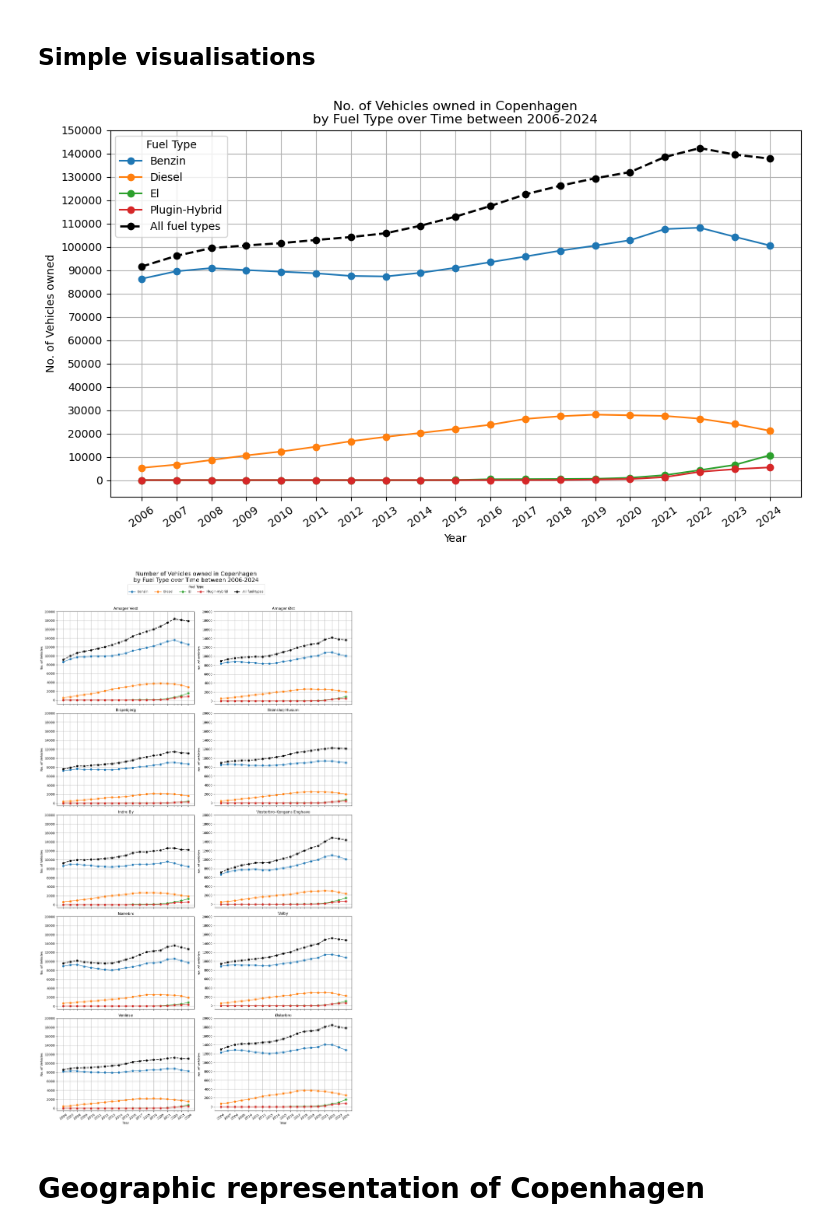
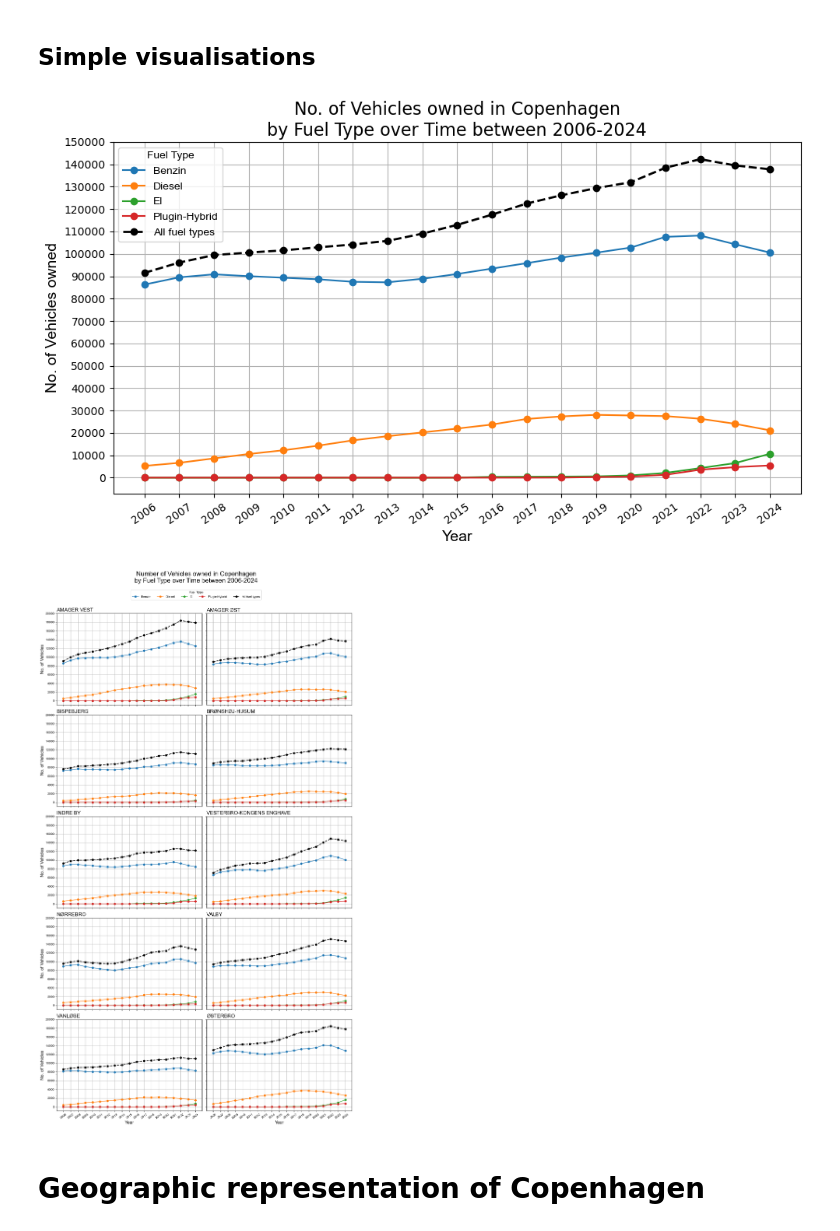
Before and after one commit to AleksandarLukic96/02806_Social_Data, a Jupyter notebook: Project/Data_overview_Alek.ipynb, the cells around one changed output. Drawn from its saved outputs; the diff is of its cells as text; code cells hidden in the pictures.

Commit message:
Minor adjustments to the plots to make them look a bit nicer.

```diff
--- a/Project/Data_overview_Alek.ipynb
+++ b/Project/Data_overview_Alek.ipynb
@@ -213,52 +213,55 @@ No cols:  6
 No rows:  5092
 # %% [markdown]
 ## Simple visualisations
+# %%
+font_defined = "Arial"
 # %%
-# Group and pivot as before
+# Group by year and fuel type, then summarize by noofvehicles, then fiannly pivot to correst format
 df_grouped = df_clean.groupby(["Year", "FuelType"])["NoOfVehicles"].sum().reset_index()
 df_pivot = df_grouped.pivot(index="Year", columns="FuelType", values="NoOfVehicles")
 
-# Plot
+# Plot pivotted dataframe as lines
 ax = df_pivot.plot(kind="line", marker='o', figsize=(10, 6))
 
-# ----- Calculate and add trend line -----
+# Compute the total no. of vehicles per year for all fuel types combined
 df_total = df_pivot.sum(axis=1).reset_index()
 df_total.columns = ["Year", "TotalVehicles"]
 ax.plot(df_total["Year"], df_total["TotalVehicles"], color='black', marker='o', label='All fuel types', linestyle='--', linewidth=2)
-# --------------------------------------
 
 # Force all years to show on the x-axis
 ax.set_xticks(df_pivot.index)  # these are your actual year values
 ax.set_xticklabels(df_pivot.index, rotation=35)  # rotate for readability
 
 # Calculate range intervals for yticks
 interval = 10_000
 max_val = df_total.max().max()
 top_val = int(math.ceil(max_val / interval)) * interval
 ax.set_yticks(list(range(0, top_val+interval, interval)))
 
-# Labels and title
-plt.title(f"No. of Vehicles owned in Copenhagen\nby Fuel Type over Time between {start_y}-{end_y}")
-plt.xlabel("Year")
-plt.ylabel("No. of Vehicles owned")
-plt.legend(title="Fuel Type")
+# Set title, labels, legeng and grid
+plt.rcParams['font.family'] = font_defined
+plt.title(f"No. of Vehicles owned in Copenhagen\nby Fuel Type over Time between {start_y}-{end_y}", fontsize=16)
+plt.xlabel("Year", fontdict={'family':font_defined,'color':'black','size':14})
+plt.ylabel("No. of Vehicles owned", fontdict={'family':font_defined,'color':'black','size':14})
+handles, labels = ax.get_legend_handles_labels()
+ax.legend(handles=handles, labels=labels, title="Fuel Type")
 plt.grid(visible=True)
+
 plt.tight_layout()
 plt.show()
 # %% [output]
-[figure, old version]
+[figure, new version]
 # %%
-import matplotlib.pyplot as plt
-import math
-
 # Get unique CityDistricts
 districts = df_clean["CityDistrict"].dropna().unique()
+
+# Compute dimensions for subplots
 n = len(districts)
 ncols = 2
 nrows = math.ceil(n / ncols)
 
 # Create the subplots
-fig, axes = plt.subplots(nrows=nrows, ncols=ncols, figsize=(14, nrows * 5), sharex=True)
+fig, axes = plt.subplots(nrows=nrows, ncols=ncols, figsize=(14, nrows * 5), sharex=True, sharey=True)
 
 # Flatten the axes array for easy indexing
 axes = axes.flatten()
@@ -267,7 +270,7 @@ axes = axes.flatten()
 for i, district in enumerate(districts):
     ax = axes[i]
 
-    # Filter and group data
+    # Group by year and fuel type, then summarize by noofvehicles, then fiannly pivot to correst format
     df_district = df_clean[df_clean["CityDistrict"] == district]
     df_grouped = df_district.groupby(["Year", "FuelType"])["NoOfVehicles"].sum().reset_index()
     df_pivot = df_grouped.pivot(index="Year", columns="FuelType", values="NoOfVehicles")
@@ -279,11 +282,10 @@ for i, district in enumerate(districts):
     # Plot data
     df_pivot.plot(ax=ax, marker='o', legend=False)  # legend off here, we'll do one globally
 
-    # ----- Calculate and add trend line -----
+    # Compute the total no. of vehicles per year for all fuel types combined
     df_total = df_pivot.sum(axis=1).reset_index()
     df_total.columns = ["Year", "TotalVehicles"]
     ax.plot(df_total["Year"], df_total["TotalVehicles"], color='black', marker='o', label='All fuel types', linestyle='--', linewidth=2)
-    # --------------------------------------
 
     # x-axis
     ax.set_xticks(df_pivot.index)
@@ -296,26 +298,22 @@ for i, district in enumerate(districts):
     yticks = list(range(0, top_val + interval, interval))
     ax.set_yticks(yticks)
 
-    # Titles and labels
-    ax.set_title(district)
-    ax.set_xlabel("Year")
-    ax.set_ylabel("No. of Vehicles")
-
+    # Titles, labels and grid
+    ax.set_title(district.upper(), loc="left", fontdict={'family':font_defined,'color':'black','size':16})
+    ax.set_xlabel("Year", fontdict={'family':font_defined,'color':'black','size':14})
+    ax.set_ylabel("No. of Vehicles", fontdict={'family':font_defined,'color':'black','size':14})
     ax.grid(visible=True)
-
-# Remove any unused subplots
-for j in range(i + 1, len(axes)):
-    fig.delaxes(axes[j])
 
 # Set a global legend
 handles, labels = ax.get_legend_handles_labels()
-fig.legend(handles, labels, title="Fuel Type", loc='upper center', bbox_to_anchor=(0.5, 0.96), ncol=len(labels))
+fig.legend(handles, labels, title="Fuel Type", loc='upper center', bbox_to_anchor=(0.5, 0.95), ncol=len(labels))
 
-plt.suptitle(f"Number of Vehicles owned in Copenhagen\nby Fuel Type over Time between {start_y}-{end_y}", fontsize=18)
+plt.rcParams['font.family'] = font_defined
+plt.suptitle(t=f"Number of Vehicles owned in Copenhagen\nby Fuel Type over Time between {start_y}-{end_y}", fontsize=20)
 plt.tight_layout(rect=[0, 0, 1, 0.95])  # leave space for suptitle
 plt.show()
 # %% [output]
-[figure, old version]
+[figure, new version]
 # %% [markdown]
 # Geographic representation of Copenhagen
 # %% [markdown]
```
Also changed, not shown: parts of 2 cells of this notebook.
